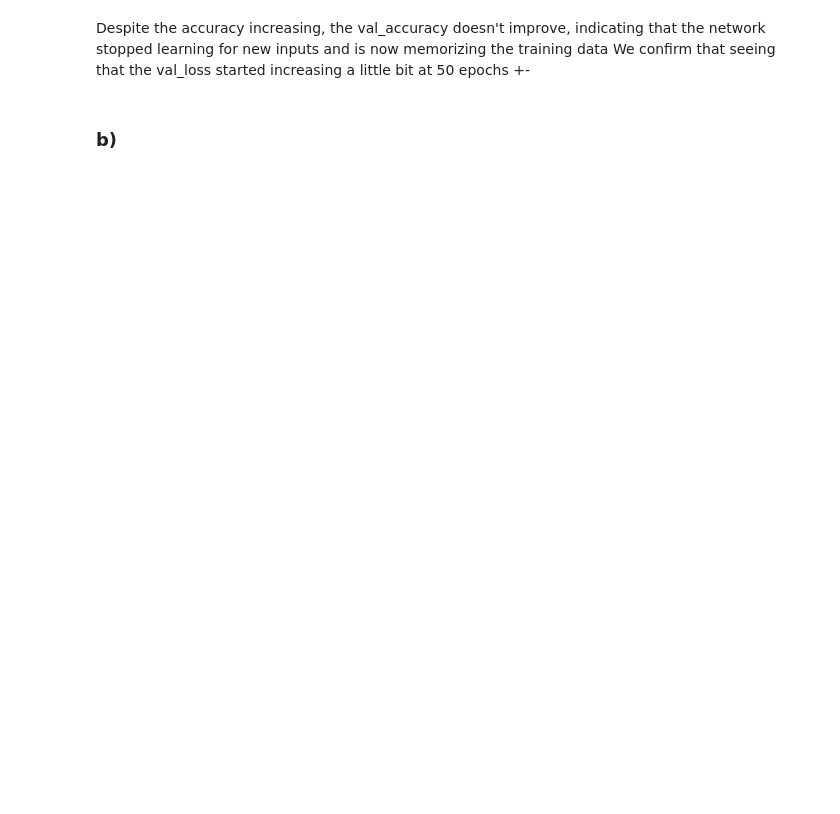
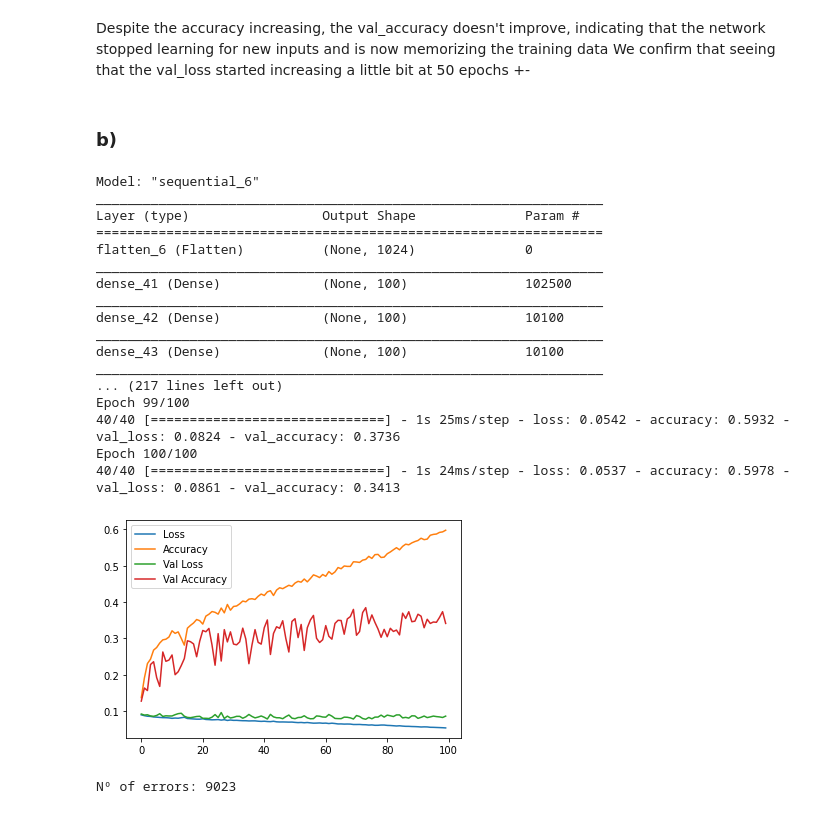
Before and after one commit to Krfld/ISEL-AAA, a Jupyter notebook: T2/A45881A45890_T2.ipynb, the cells around one changed output. Cells and saved outputs as stored; diff of their text form; code cells hidden in the pictures; blank space fills up the shorter version.

```diff
--- a/T2/A45881A45890_T2.ipynb
+++ b/T2/A45881A45890_T2.ipynb
@@ -232,28 +232,32 @@ for i in range(Xtest.shape[0]):
 XtrainGV = XtrainG.reshape((XtrainG.shape[0], XtrainG.shape[1] ** 2)) * 1.0
 XtestGV = XtestG.reshape((XtestG.shape[0], XtestG.shape[1] ** 2)) * 1.0
 
-# Pre-processing
-ss = StandardScaler().fit(XtrainGV)
-XtrainGVp = ss.transform(XtrainGV)
-XtestGVp = ss.transform(XtestGV)
-
 # Categorical
 ytrainC = keras.utils.to_categorical(ytrain)
 ytestC = keras.utils.to_categorical(ytest)
 
 X1_train, X1_val, y1_train, y1_val = train_test_split(
     XtrainGV, ytrainC, test_size=0.2)
+
+# Pre-processing
+ss = StandardScaler().fit(XtrainGV)
+XtrainGVp = ss.transform(XtrainGV)
+XtestGVp = ss.transform(XtestGV)
+X1_trainP = ss.transform(X1_train)
+X1_valP = ss.transform(X1_val)
 # %% [output]
 (50000, 32, 32, 3) (50000,)
 (10000, 32, 32, 3) (10000,)
 # %%
 X1 = XtrainGV
-X1p = XtrainGVp
 y1 = ytrain
 y1C = ytrainC
 
+X1p = XtrainGVp
 X1s = X1_train
+X1sp = X1_trainP
 X1sVal = X1_val
+X1sValP = X1_valP
 y1s = y1_train
 y1sVal = y1_val
 
@@ -339,3 +350,65 @@ Despite the accuracy increasing, the val_accuracy doesn't improve, indicating th
 We confirm that seeing that the val_loss started increasing a little bit at 50 epochs +-
 # %% [markdown]
 ### b)
+# %%
+nn = keras.Sequential()
+nn.add(keras.layers.Flatten(input_shape=(32*32,)))
+nn.add(keras.layers.Dense(100, activation="tanh"))
+nn.add(keras.layers.Dense(100, activation="tanh"))
+nn.add(keras.layers.Dense(100, activation="tanh"))
+nn.add(keras.layers.Dense(100, activation="tanh"))
+nn.add(keras.layers.Dense(100, activation="tanh"))
+nn.add(keras.layers.Dense(100, activation="tanh"))
+nn.add(keras.layers.Dense(100, activation="tanh"))
+nn.add(keras.layers.Dense(100, activation="tanh"))
+nn.add(keras.layers.Dense(100, activation="tanh"))
+nn.add(keras.layers.Dense(100, activation="tanh"))
+nn.add(keras.layers.Dense(10, activation="softmax"))
+
+nn.compile(optimizer="nadam",
+           loss=keras.losses.mean_squared_error,
+           metrics=["accuracy"],
+           )
+
+print(nn.summary())
+
+train = nn.fit(X1sp, y1s,
+               epochs=100,
+               batch_size=1024,
+               validation_data=(X1sValP, y1sVal),
+               use_multiprocessing=True,
+               )
+
+h = train.history
+plt.plot(h["loss"], label='Loss')
+plt.plot(h["accuracy"], label='Accuracy')
+plt.plot(h["val_loss"], label='Val Loss')
+plt.plot(h["val_accuracy"], label='Val Accuracy')
+plt.legend()
+plt.show()
+# %% [output]
+Model: "sequential_6"
+_________________________________________________________________
+Layer (type)                 Output Shape              Param #
+=================================================================
+flatten_6 (Flatten)          (None, 1024)              0
+_________________________________________________________________
+dense_41 (Dense)             (None, 100)               102500
+_________________________________________________________________
+dense_42 (Dense)             (None, 100)               10100
+_________________________________________________________________
+dense_43 (Dense)             (None, 100)               10100
+_________________________________________________________________
+... (217 lines left out)
+Epoch 99/100
+40/40 [==============================] - 1s 25ms/step - loss: 0.0542 - accuracy: 0.5932 - val_loss: 0.0824 - val_accuracy: 0.3736
+Epoch 100/100
+40/40 [==============================] - 1s 24ms/step - loss: 0.0537 - accuracy: 0.5978 - val_loss: 0.0861 - val_accuracy: 0.3413
+[figure, added]
+# %%
+y2e = nn.predict(X2p)
+y2p = np.argmax(y2e, axis=1)
+
+print('Nº of errors:', np.sum(y2 != y2p))
+# %% [output]
+Nº of errors: 9023
```
Also changed, not shown: parts of 1 cell of this notebook.
